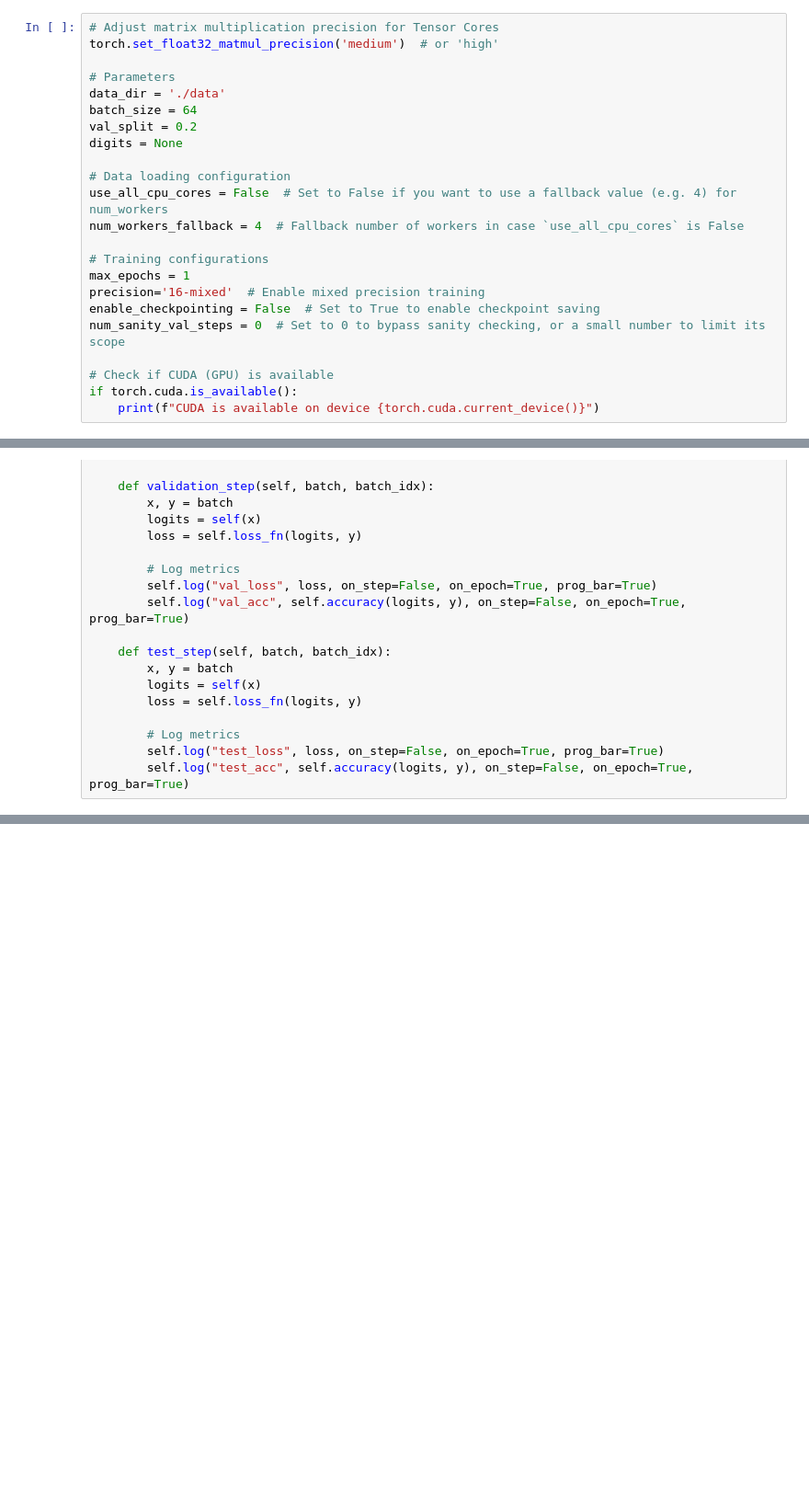
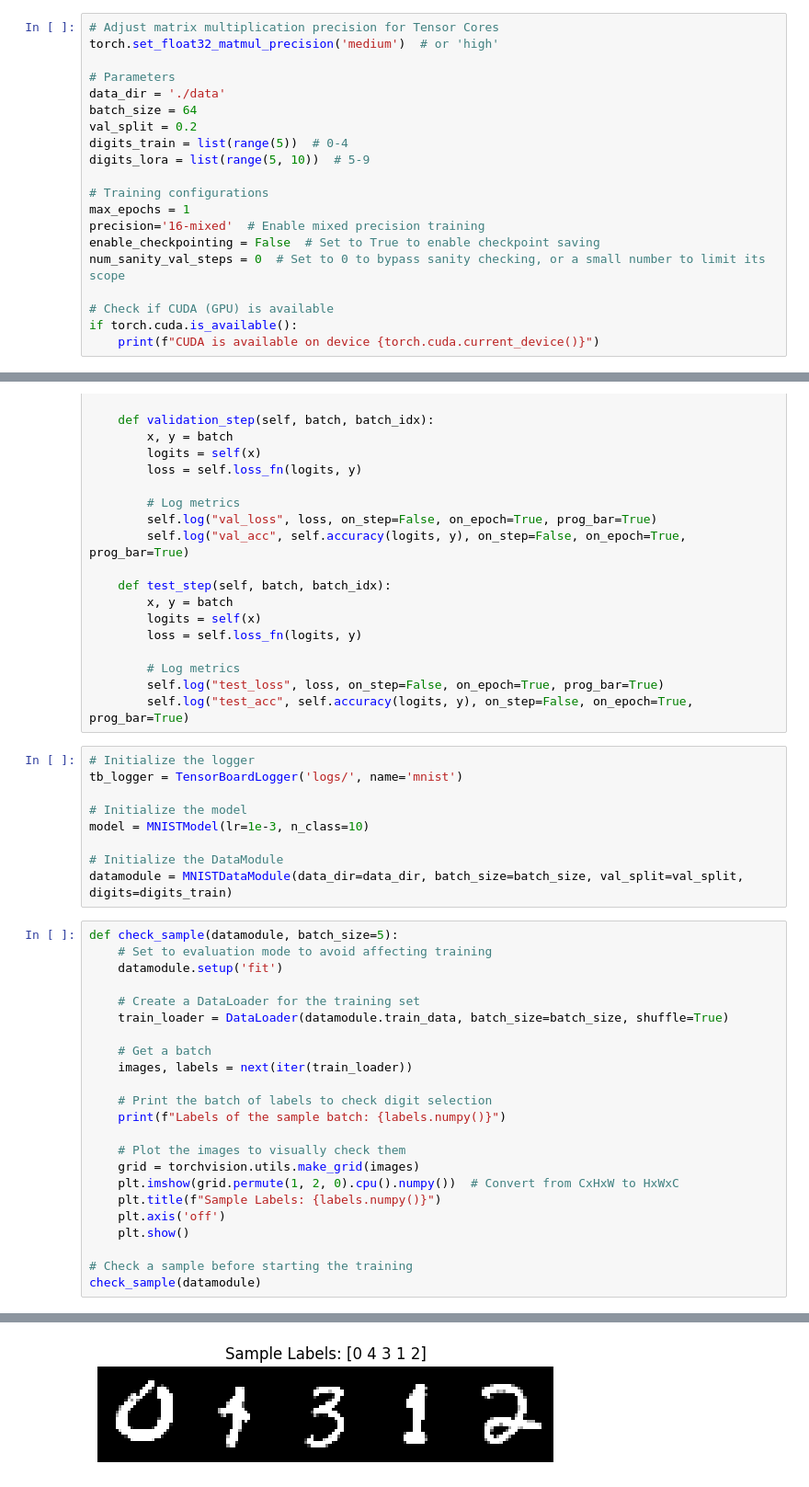
Before and after one commit to NightFore/MiniDiffusion, a Jupyter notebook: test_LoRA/MNIST_LoRA.ipynb, the cells around one changed output, grey strips where cells are left out. Shown at 92% size. Drawn from its saved outputs; the diff is of its cells as text; blank space fills up the shorter version.

Commit message:
Implemented MNISTDataset for filtering digits & Remove workers due to delay

```diff
--- a/test_LoRA/MNIST_LoRA.ipynb
+++ b/test_LoRA/MNIST_LoRA.ipynb
@@ -38,11 +42,8 @@ torch.set_float32_matmul_precision('medium')  # or 'high'
 data_dir = './data'
 batch_size = 64
 val_split = 0.2
-digits = None
-
-# Data loading configuration
-use_all_cpu_cores = False  # Set to False if you want to use a fallback value (e.g. 4) for num_workers
-num_workers_fallback = 4  # Fallback number of workers in case `use_all_cpu_cores` is False
+digits_train = list(range(5))  # 0-4
+digits_lora = list(range(5, 10))  # 5-9
 
 # Training configurations
 max_epochs = 1
@@ -207,3 +238,36 @@ class MNISTModel(pl.LightningModule):
         # Log metrics
         self.log("test_loss", loss, on_step=False, on_epoch=True, prog_bar=True)
         self.log("test_acc", self.accuracy(logits, y), on_step=False, on_epoch=True, prog_bar=True)
+# %%
+# Initialize the logger
+tb_logger = TensorBoardLogger('logs/', name='mnist')
+
+# Initialize the model
+model = MNISTModel(lr=1e-3, n_class=10)
+
+# Initialize the DataModule
+datamodule = MNISTDataModule(data_dir=data_dir, batch_size=batch_size, val_split=val_split, digits=digits_train)
+# %%
+def check_sample(datamodule, batch_size=5):
+    # Set to evaluation mode to avoid affecting training
+    datamodule.setup('fit')
+
+    # Create a DataLoader for the training set
+    train_loader = DataLoader(datamodule.train_data, batch_size=batch_size, shuffle=True)
+
+    # Get a batch
+    images, labels = next(iter(train_loader))
+
+    # Print the batch of labels to check digit selection
+    print(f"Labels of the sample batch: {labels.numpy()}")
+
+    # Plot the images to visually check them
+    grid = torchvision.utils.make_grid(images)
+    plt.imshow(grid.permute(1, 2, 0).cpu().numpy())  # Convert from CxHxW to HxWxC
+    plt.title(f"Sample Labels: {labels.numpy()}")
+    plt.axis('off')
+    plt.show()
+
+# Check a sample before starting the training
+check_sample(datamodule)
+# %% [output]
@@ -210 +276,2 @@ class MNISTModel(pl.LightningModule):
+[figure, added]
 # %%
```
Also changed, not shown: parts of 7 cells of this notebook.
